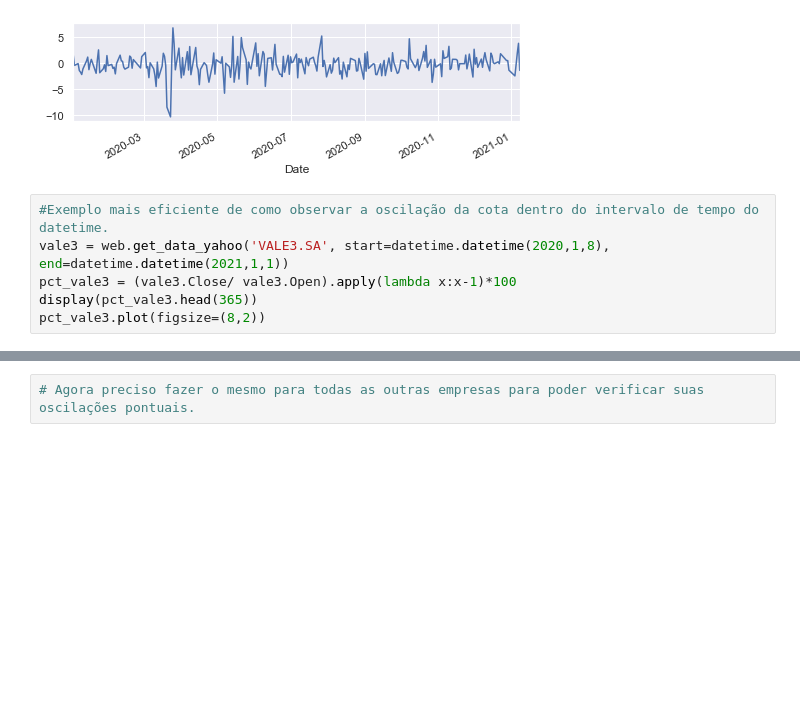
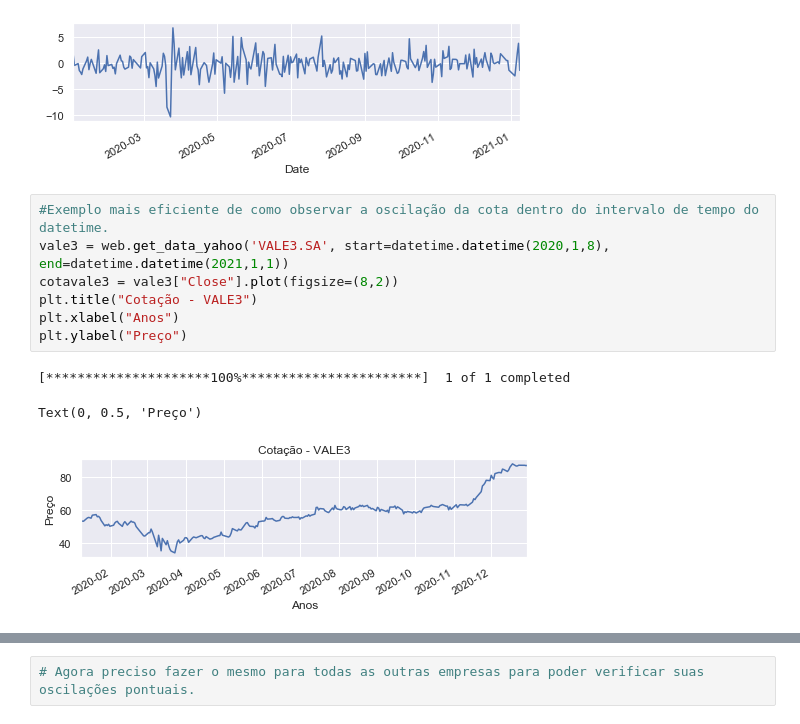
Before and after one commit to kioolz/Kioolz-World, a Jupyter notebook: IBOV.ipynb, the cells around one changed output, grey strips where cells are left out. Saved outputs shown, nothing was run; the diff lists cells and outputs as text; blank space fills up the shorter version.

```diff
--- a/IBOV.ipynb
+++ b/IBOV.ipynb
@@ -368,6 +405,11 @@ dtype: float64
 # %%
 #Exemplo mais eficiente de como observar a oscilação da cota dentro do intervalo de tempo do datetime.
 vale3 = web.get_data_yahoo('VALE3.SA', start=datetime.datetime(2020,1,8), end=datetime.datetime(2021,1,1))
-pct_vale3 = (vale3.Close/ vale3.Open).apply(lambda x:x-1)*100
-display(pct_vale3.head(365))
-pct_vale3.plot(figsize=(8,2))
+cotavale3 = vale3["Close"].plot(figsize=(8,2))
+plt.title("Cotação - VALE3")
+plt.xlabel("Anos")
+plt.ylabel("Preço")
+# %% [output]
+[*********************100%***********************]  1 of 1 completed
+Text(0, 0.5, 'Preço')
+[figure, added]
```
Also changed, not shown: parts of 28 cells of this notebook.
